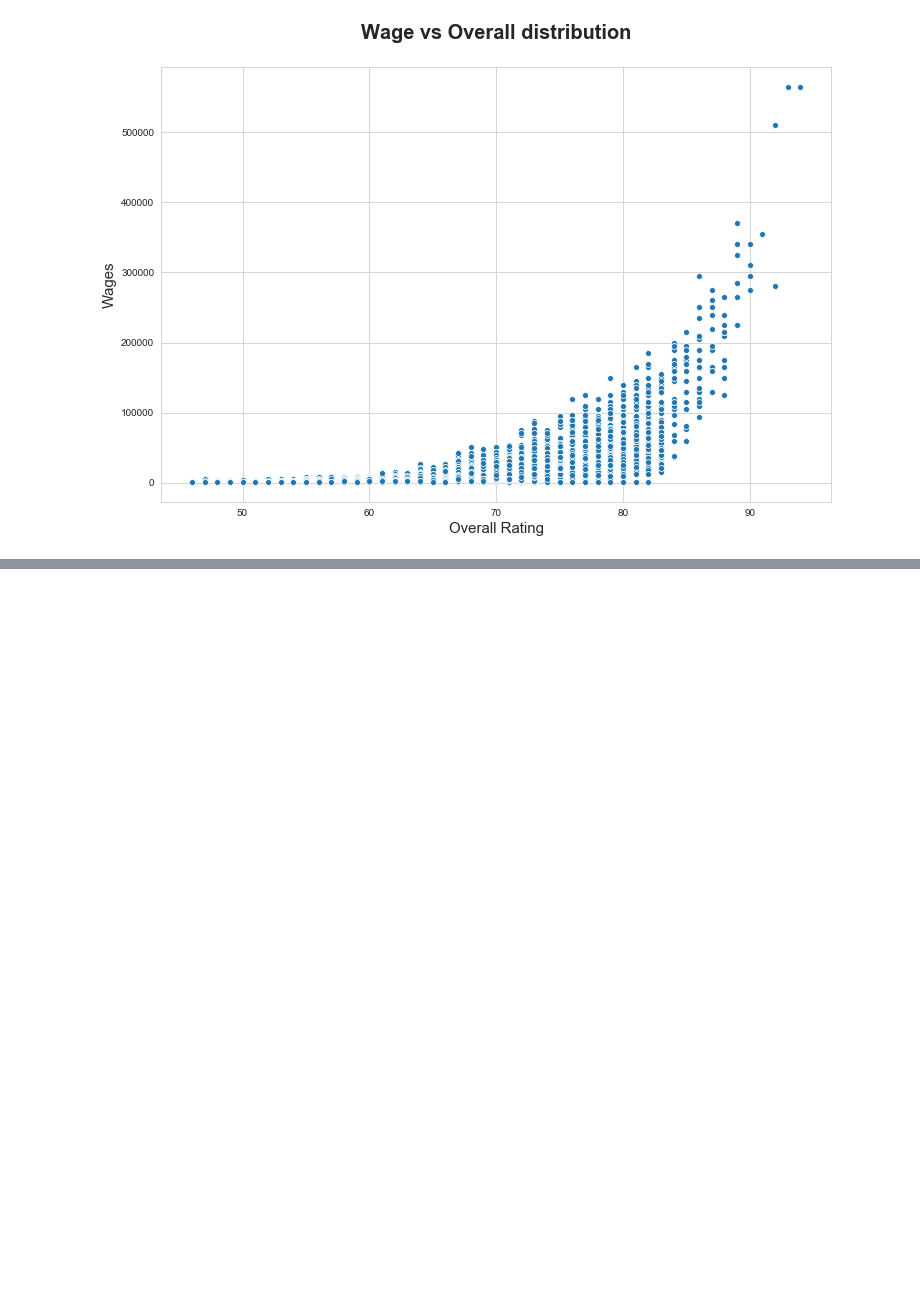
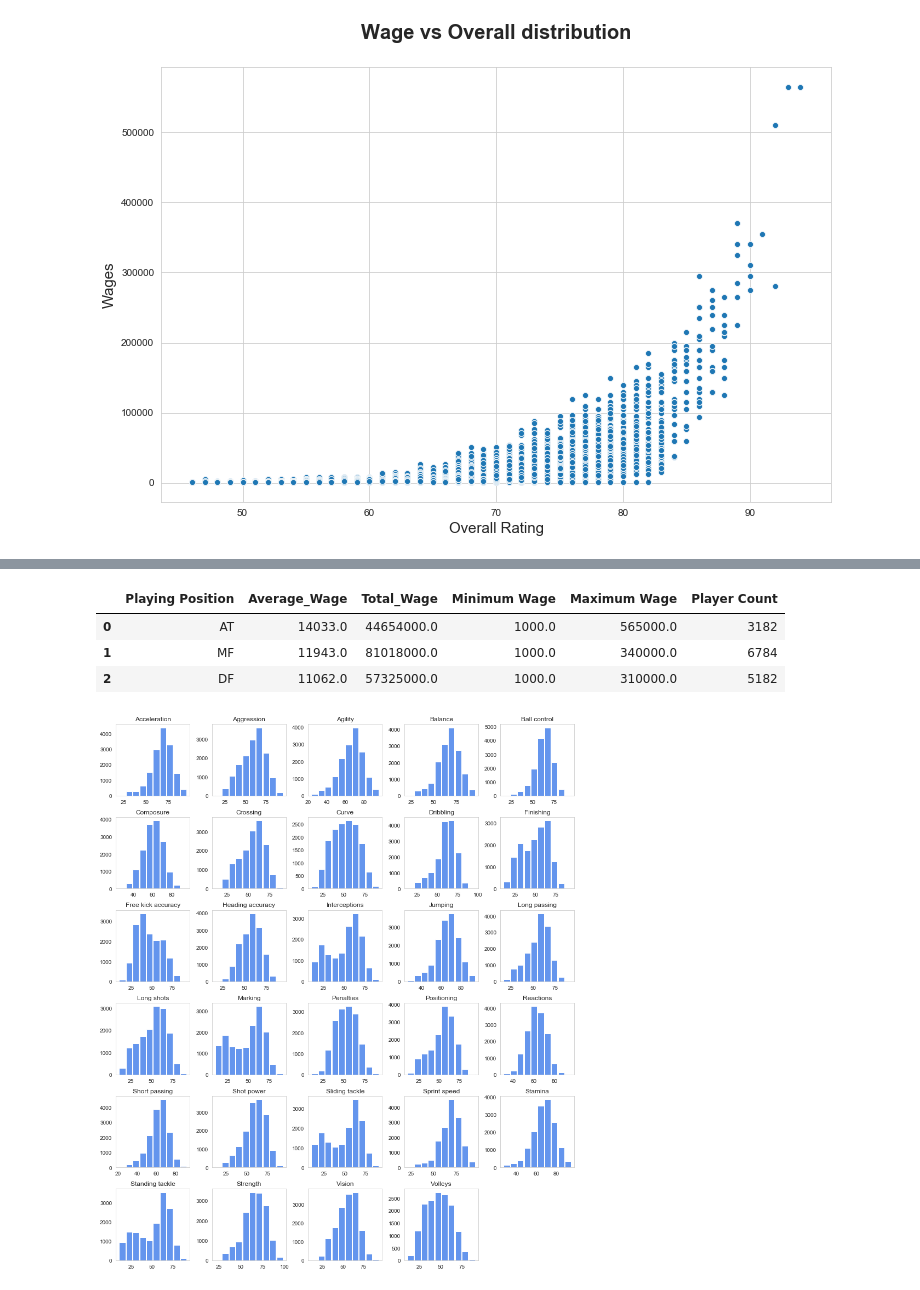
Before and after one commit to sthalder/fifa-player-wage-analysis, a Jupyter notebook: Fifa Wage Prediction Analysis.ipynb, the cells around one changed output, grey strips where cells are left out. Drawn from its saved outputs; the diff is of its cells as text; code cells hidden in the pictures; blank space fills up the shorter version.

Commit message:
Performed aggregations by clubs and positions for wages. Also, plotted the distribution and correlation matrix of all numeric predictor variables

```diff
--- a/Fifa Wage Prediction Analysis.ipynb
+++ b/Fifa Wage Prediction Analysis.ipynb
@@ -153,7 +153,7 @@ fifa_at.isna().sum();
 # %%
 # Removing addtional columns and drop rows with NaN values
 fifa18 = fifa_ppa.drop(['ID_x', 'Photo', 'Flag', 'Club Logo', 'Special', 'id_position', 'ID_y', 'id_attribute', 'GK diving', 'GK handling', 'GK kicking',
-                        'GK positioning', 'GK reflexes', 'ID', 'Playing Position'], axis = 1)
+                        'GK positioning', 'GK reflexes', 'ID'], axis = 1)
 
 fifa18.dropna(inplace = True)
 fifa18.reset_index()
@@ -232,0 +263,21 @@ fifa18_at = fifa_ppa.loc[fifa_ppa['Playing Position'] == 'AT'].reset_index()
+# %%
+# Wage distribution by position
+club_wage_pp = fifa18.groupby(['Playing Position']).agg({'Wage' : ['mean', 'sum', 'min', 'max', 'count']}).reset_index()
+club_wage_pp.columns = ['Playing Position', 'Average_Wage', 'Total_Wage', 'Minimum Wage', 'Maximum Wage', 'Player Count']
+club_wage_pp = club_wage_pp.round({'Total_Wage' : 0, 'Average_Wage' : 0})
+club_wage_pp.sort_values(by = ['Average_Wage'], ascending = False).reset_index().drop(['index'], axis = 1).head(10)
+# %% [output]
+|  | Playing Position | Average_Wage | Total_Wage | Minimum Wage | Maximum Wage | Player Count |
+| 0 | AT | 14033.0 | 44654000.0 | 1000.0 | 565000.0 | 3182 |
+| 1 | MF | 11943.0 | 81018000.0 | 1000.0 | 340000.0 | 6784 |
+| 2 | DF | 11062.0 | 57325000.0 | 1000.0 | 310000.0 | 5182 |
+# %%
+# Distribution of all numeric predictor variables
+fifa18[['Acceleration', 'Aggression', 'Agility', 'Balance', 'Ball control', 'Composure',
+       'Crossing', 'Curve', 'Dribbling', 'Finishing', 'Free kick accuracy',
+       'Heading accuracy', 'Interceptions', 'Jumping', 'Long passing',
+       'Long shots', 'Marking', 'Penalties', 'Positioning', 'Reactions',
+       'Short passing', 'Shot power', 'Sliding tackle', 'Sprint speed',
+       'Stamina', 'Standing tackle', 'Strength', 'Vision', 'Volleys',]].hist(grid = False, figsize = (15,18), layout = (6, 5), color = 'cornflowerblue', zorder = 2, rwidth = 0.9);
+# %% [output]
+[figure, added]
```
Also changed, not shown: parts of 4 cells of this notebook.
